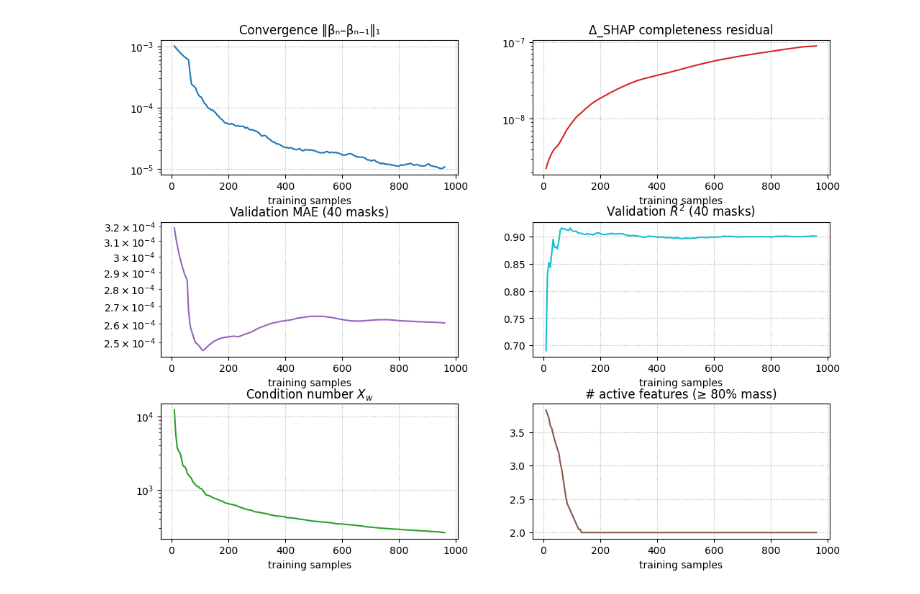
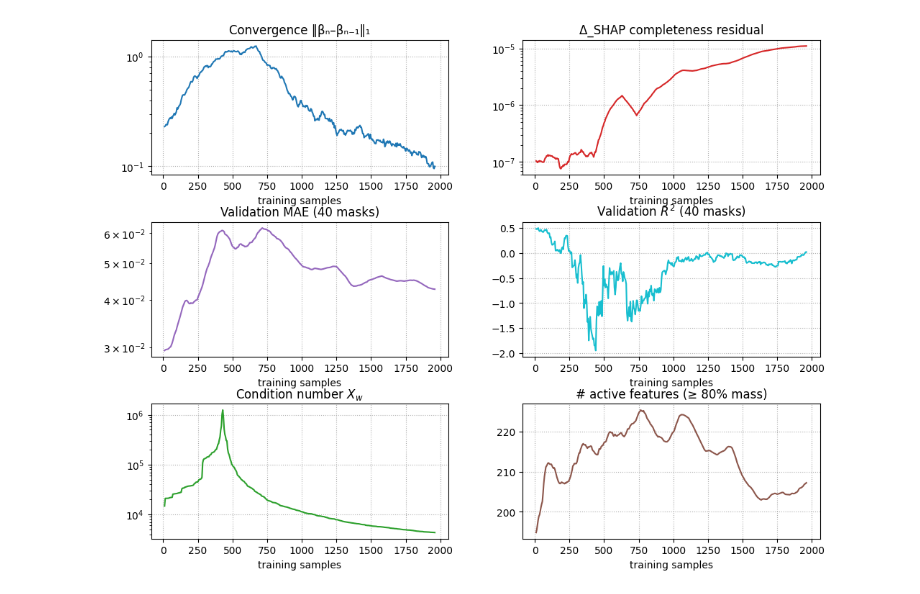
Before and after one commit to giulio8/XAI-AUTOMI-seg, a Jupyter notebook: visualize_convergence/single-convergence.ipynb, the cells around one changed output. Drawn from its saved outputs; the diff is of its cells as text; code cells hidden in the pictures.

Commit message:
some checks

```diff
--- a/visualize_convergence/single-convergence.ipynb
+++ b/visualize_convergence/single-convergence.ipynb
@@ -12,10 +12,10 @@ import matplotlib.gridspec as gridspec
 # ------------------------------ 1. CONFIG ---------------------------------
 ROOT_DIR      = Path("../output")
 #DATASET_PATH  = "00004/dataset.pkl"            # <-- seleziona qui il paziente
-DATASET_PATH = "full-organs/logit_difference_aggregation/00004/dataset.pkl"
+DATASET_PATH = "FCC-organs/dice_aggregation/00004/dataset.pkl"
 VAL_ROWS      = 40
 STEP_SIZE = 5
-CHECKPOINTS   = np.arange(STEP_SIZE, 1000+1-VAL_ROWS, STEP_SIZE)
+CHECKPOINTS   = np.arange(STEP_SIZE, 2000+1-VAL_ROWS, STEP_SIZE)
 RNG           = default_rng(0)
 FRAC_TARGET   = 0.8
 
@@ -108,31 +108,31 @@ fig = plt.figure(figsize=(12,9))
 gs  = gridspec.GridSpec(3,2, hspace=0.35, wspace=0.25)
 axes = [fig.add_subplot(gs[i,j]) for i in range(3) for j in range(2)]
 
 # Row-1
 axes[0].plot(x_conv, conv_L1, color='tab:blue')
 axes[0].set_yscale('log'); axes[0].set_title('Convergence ‖βₙ–βₙ₋₁‖₁'); axes[0].grid(ls=':')
 
 axes[1].plot(x_conv, delta[1:], color='tab:red')
 axes[1].set_yscale('log'); axes[1].set_title('Δ_SHAP completeness residual'); axes[1].grid(ls=':')
 
 # Row-2
 axes[2].plot(x_conv, val_mae[1:], color='tab:purple')
 axes[2].set_yscale('log'); axes[2].set_title('Validation MAE (40 masks)'); axes[2].grid(ls=':')
 
 axes[3].plot(x_conv, val_r2[1:], color='tab:cyan')
 axes[3].set_title(f'Validation $R^2$ ({VAL_ROWS} masks)'); axes[3].grid(ls=':')
 
 # Row-3
 axes[4].plot(x_conv, cond_num[1:], color='tab:green')
 axes[4].set_yscale('log'); axes[4].set_title('Condition number $X_w$'); axes[4].grid(ls=':')
 
 axes[5].plot(x_conv, nz_feat[1:], color='tab:brown')
 axes[5].set_title(f'# active features (≥ {FRAC_TARGET * 100:.0f}% mass)'); axes[5].grid(ls=':')
 
 for ax in axes:
     ax.set_xlabel('training samples')
 
 fig.tight_layout()
 plt.show()
 # %% [output]
-[figure, old version]
+[figure, new version]
```
Also changed, not shown: 4 other files.
